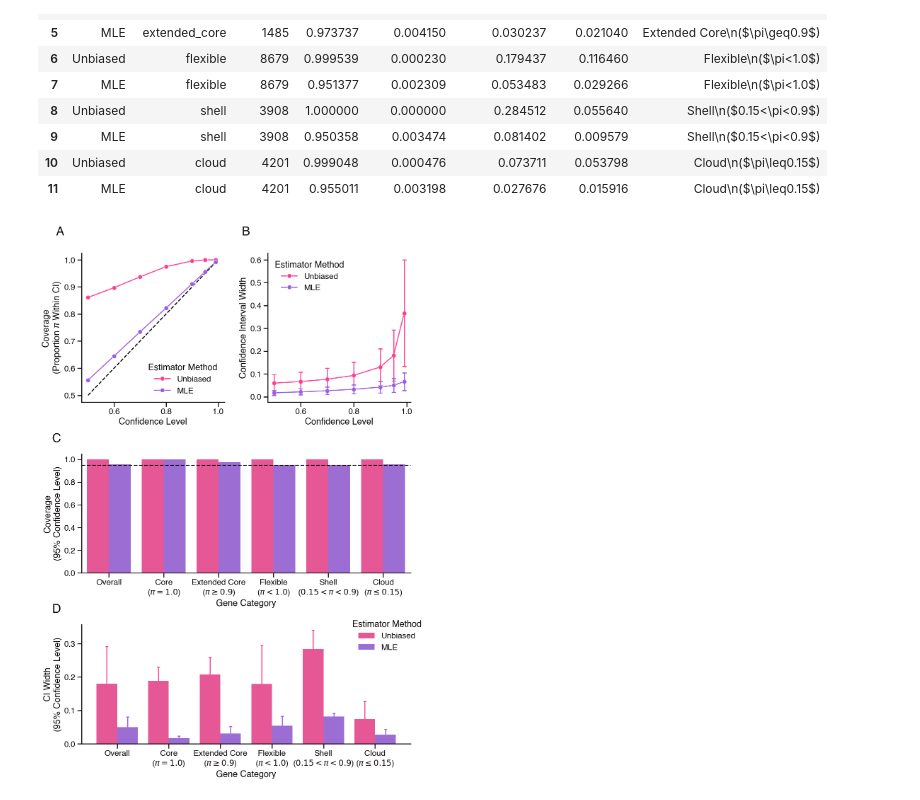
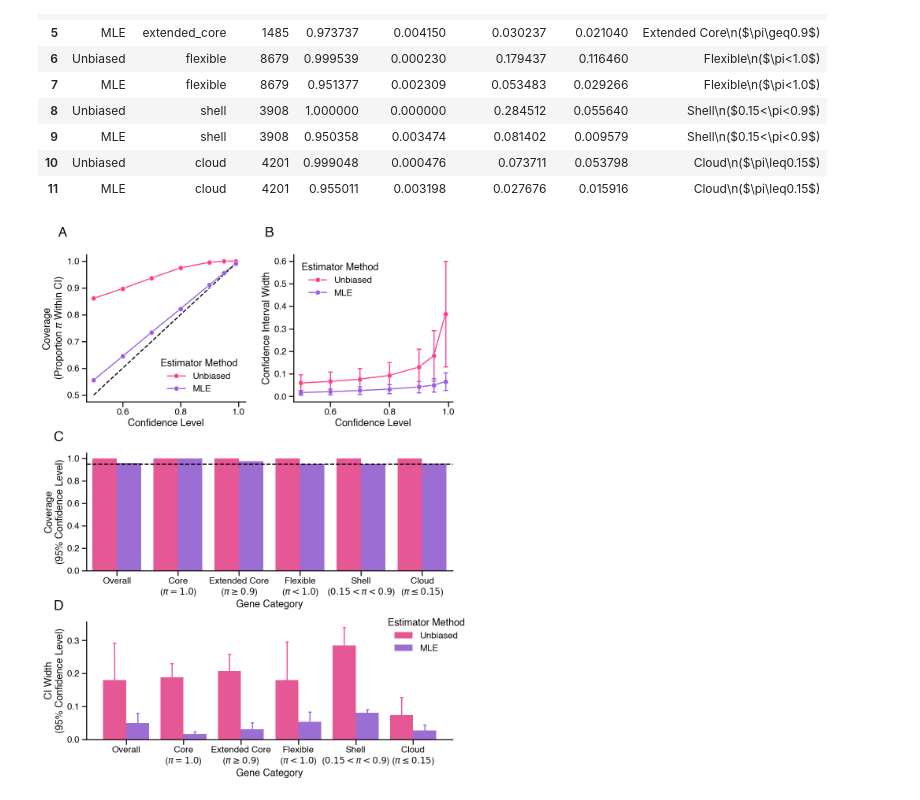
Before and after one commit to blasks/gene-prevalence, a Jupyter notebook: experiments/2-method-comparison-simulations.ipynb, the cells around one changed output. Cells and saved outputs as stored; diff of their text form; code cells hidden in the pictures.

Commit message:
Progress on supplemental figure experiments.

```diff
--- a/experiments/2-method-comparison-simulations.ipynb
+++ b/experiments/2-method-comparison-simulations.ipynb
@@ -747,7 +747,7 @@ gene_category_order = coverage_df['Gene Category'].unique()
 estimator_order = ['Unbiased', 'MLE']
 
 # build compound figure with 3 rows and 2 columns
-fig = plt.figure(figsize=(12, 18))
+fig = plt.figure(figsize=(12, 16))
 gs = fig.add_gridspec(3, 2, height_ratios=[1, 0.8, 0.8], hspace=0.4, wspace=0.3)
 
 # plot A: lineplot of coverage vs confidence level for each estimator method
@@ -825,31 +825,31 @@ sns.barplot(
     hue_order=estimator_order,
     ax=ax4,
     palette=[sns.color_palette()[i] for i in [3, 0]]
 )
 # add error bars at the centers of the bars
 for container, method in zip(ax4.containers, estimator_order):
     for patch, gene_category in zip(container.patches, gene_category_order):
         x = patch.get_x() + patch.get_width() / 2
         y = patch.get_height()
         err = coverage_df.set_index(['Gene Category', 'method']).loc[(gene_category, method), 'sd_ci_width']
         ax4.errorbar(
             x=x,
             y=y,
             yerr=err,
             fmt="none",
             c={'Unbiased': sns.color_palette()[3], 'MLE': sns.color_palette()[0]}[method],
             capsize=3,
             elinewidth=2,
             capthick=2,
             zorder=0
         )
 ax4.set_ylabel("CI Width\n(95% Confidence Level)")
 ax4.legend(title="Estimator Method", loc='upper left', bbox_to_anchor=(0.8, 1.1))
 # add annotation
 ax4.annotate("D", **annotation_kwargs)
 
 # show and/or save figure
 # fig.savefig("ci_comparison_figure.png", bbox_inches='tight')
 plt.show()
 # %% [output]
-[figure, old version]
+[figure, new version]
```
Also changed, not shown: 1 other file.
